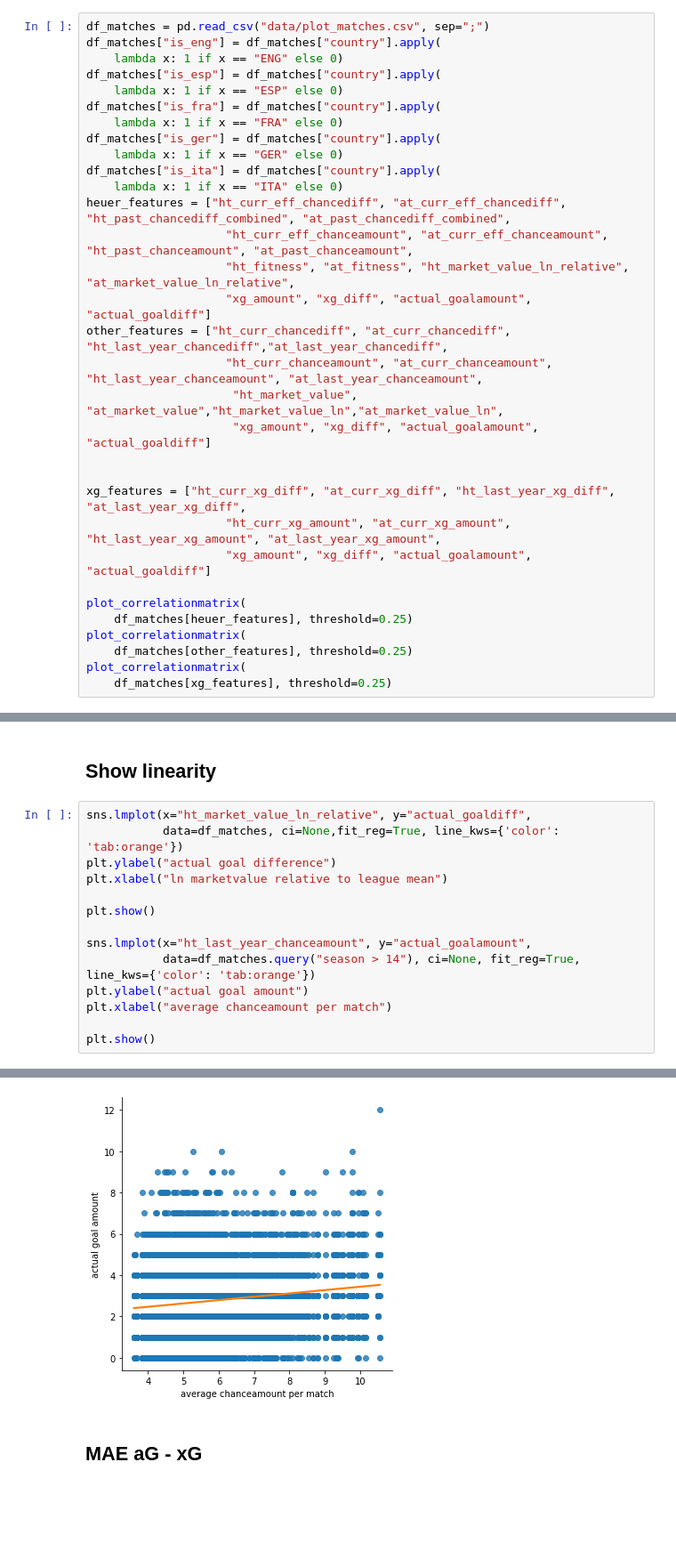
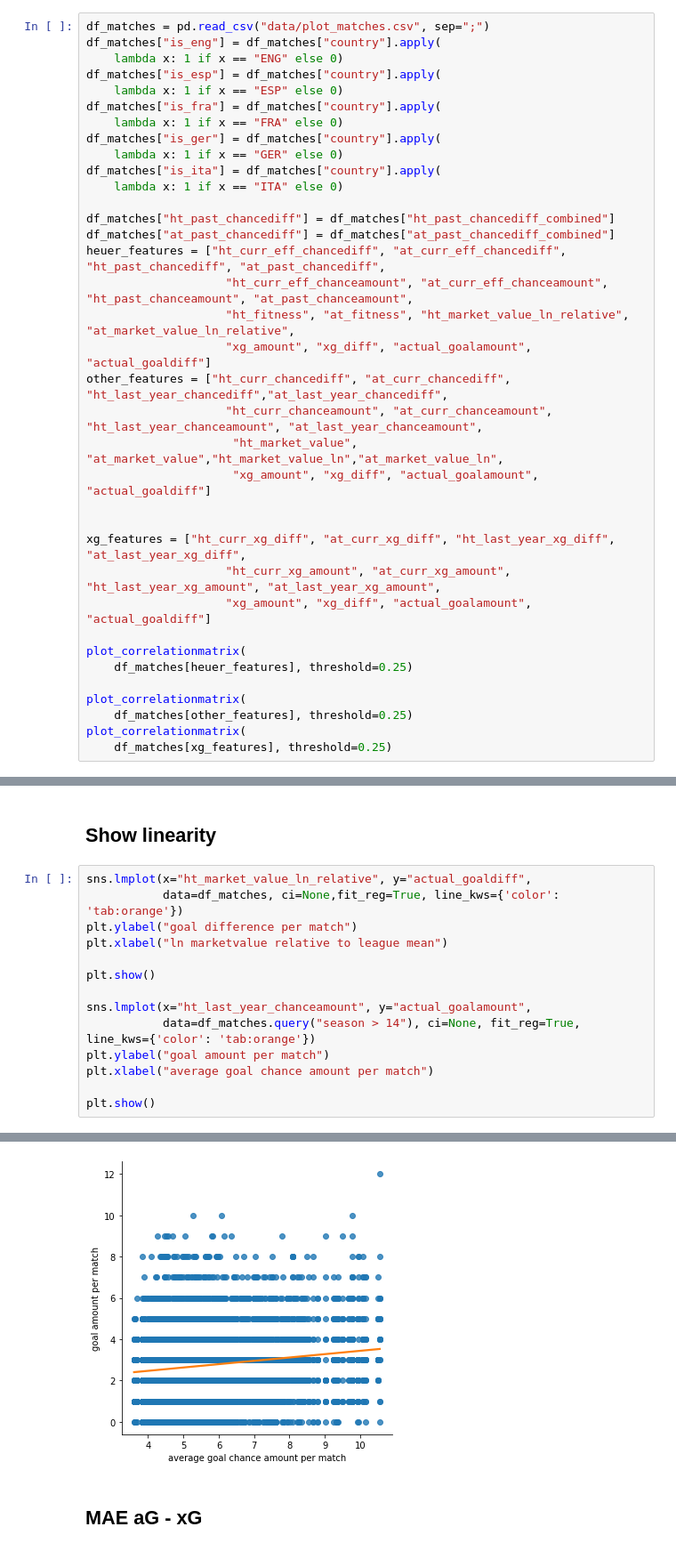
Before and after one commit to LUKEx76/football_prediction, a Jupyter notebook: plotting/plotting.ipynb, the cells around one changed output, grey strips where cells are left out. Shown at 89% size. Drawn from its saved outputs; the diff is of its cells as text; blank space fills up the shorter version.

```diff
--- a/plotting/plotting.ipynb
+++ b/plotting/plotting.ipynb
@@ -157,7 +157,10 @@ df_matches["is_ger"] = df_matches["country"].apply(
     lambda x: 1 if x == "GER" else 0)
 df_matches["is_ita"] = df_matches["country"].apply(
     lambda x: 1 if x == "ITA" else 0)
-heuer_features = ["ht_curr_eff_chancediff", "at_curr_eff_chancediff", "ht_past_chancediff_combined", "at_past_chancediff_combined",
+
+df_matches["ht_past_chancediff"] = df_matches["ht_past_chancediff_combined"]
+df_matches["at_past_chancediff"] = df_matches["at_past_chancediff_combined"]
+heuer_features = ["ht_curr_eff_chancediff", "at_curr_eff_chancediff", "ht_past_chancediff", "at_past_chancediff",
                     "ht_curr_eff_chanceamount", "at_curr_eff_chanceamount", "ht_past_chanceamount", "at_past_chanceamount",
                     "ht_fitness", "at_fitness", "ht_market_value_ln_relative", "at_market_value_ln_relative",
                     "xg_amount", "xg_diff", "actual_goalamount", "actual_goaldiff"]
@@ -173,6 +176,7 @@ xg_features = ["ht_curr_xg_diff", "at_curr_xg_diff", "ht_last_year_xg_diff", "at
 
 plot_correlationmatrix(
     df_matches[heuer_features], threshold=0.25)
+
 plot_correlationmatrix(
     df_matches[other_features], threshold=0.25)
 plot_correlationmatrix(
@@ -186,15 +190,15 @@ plot_correlationmatrix(
 # %%
 sns.lmplot(x="ht_market_value_ln_relative", y="actual_goaldiff",
            data=df_matches, ci=None,fit_reg=True, line_kws={'color': 'tab:orange'})
-plt.ylabel("actual goal difference")
+plt.ylabel("goal difference per match")
 plt.xlabel("ln marketvalue relative to league mean")
 
 plt.show()
 
 sns.lmplot(x="ht_last_year_chanceamount", y="actual_goalamount",
            data=df_matches.query("season > 14"), ci=None, fit_reg=True, line_kws={'color': 'tab:orange'})
-plt.ylabel("actual goal amount")
-plt.xlabel("average chanceamount per match")
+plt.ylabel("goal amount per match")
+plt.xlabel("average goal chance amount per match")
 
 plt.show()
 # %% [output]
@@ -202,4 +206,4 @@ plt.show()
-[figure, old version]
+[figure, new version]
 # %% [markdown]
 ## MAE aG - xG
 # %%
```
Also changed, not shown: parts of 4 cells of this notebook.
